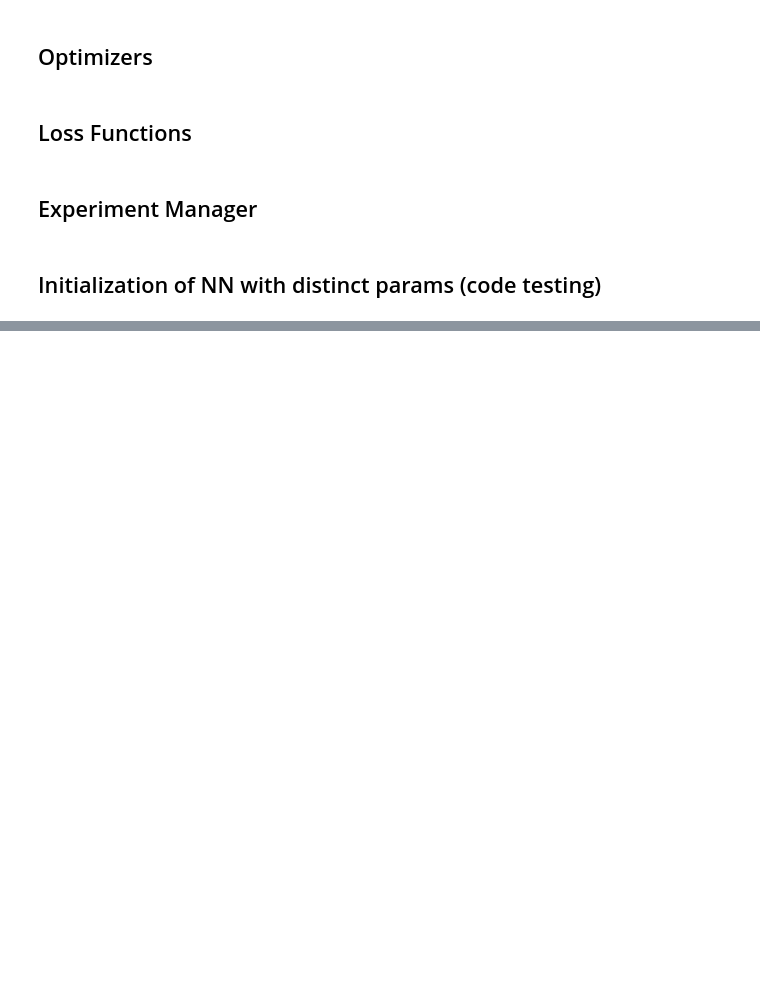
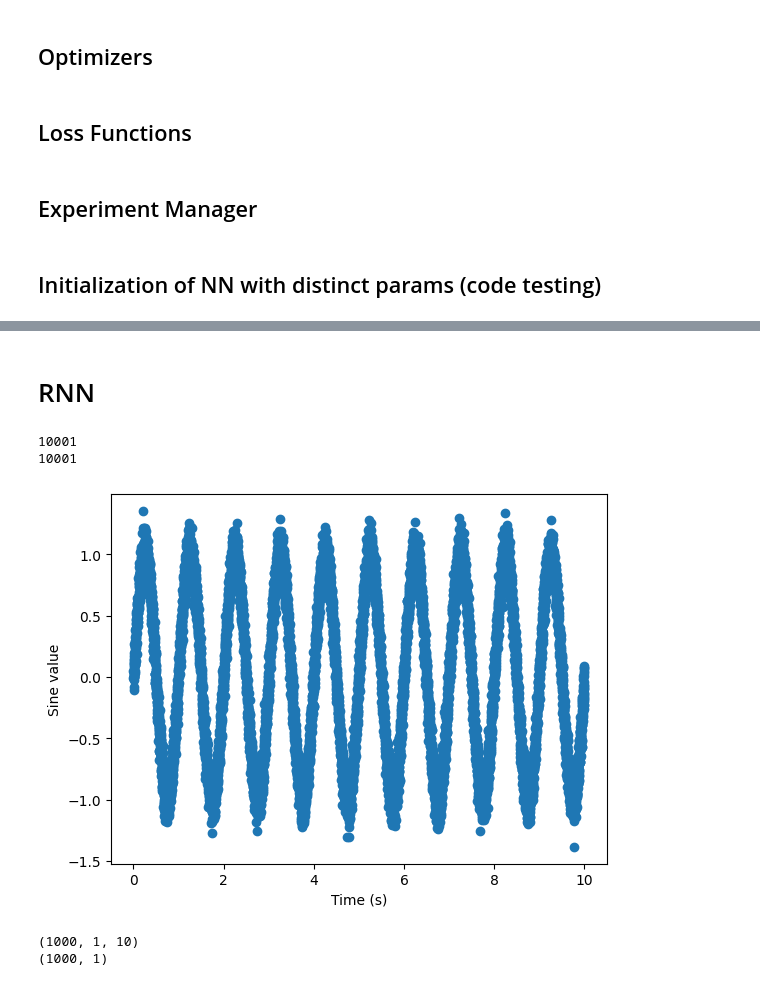
Before and after one commit to akmorihg/NN_from_scratch, a Jupyter notebook: main.ipynb, the cells around one changed output, grey strips where cells are left out. Cells and saved outputs as stored; diff of their text form; code cells hidden in the pictures; blank space fills up the shorter version.

```diff
--- a/main.ipynb
+++ b/main.ipynb
@@ -880,0 +861,41 @@ for key, probs in prob_dict.items():
+# %% [markdown]
+# RNN
+# %%
+np.random.seed(42)
+def get_sine_with_noice(freq, time, mean, std):
+    length = np.pi * 2 * time
+    sample = np.arange(0, length, length/freq)
+    return np.sin(sample) + np.random.normal(mean, std, len(sample))
+# %%
+freq = 10001
+time = 10
+noise_mean = 0
+noise_std = 0.1
+sine_wave = get_sine_with_noice(freq, time, noise_mean, noise_std)
+time_array = np.arange(0, freq) / freq * time
+print(len(sine_wave))
+print(len(time_array))
+# %% [output]
+10001
+10001
+# %%
+plt.scatter(time_array, sine_wave)
+plt.xlabel('Time (s)')
+plt.ylabel('Sine value')
+plt.show()
+# %% [output]
+[figure, added]
+# %%
+train_set = []
+train_label_set = []
+for i in range(0, 10000, 10):
+    train_set.append([sine_wave[i:i+10]])
+    train_label_set.append([sine_wave[i+10]])
+train_set = np.array(train_set)
+train_label_set = np.array(train_label_set)
+
+print(train_set.shape)
+print(train_label_set.shape)
+# %% [output]
+(1000, 1, 10)
+(1000, 1)
```
Also changed, not shown: parts of 45 cells of this notebook, 2 other files.
